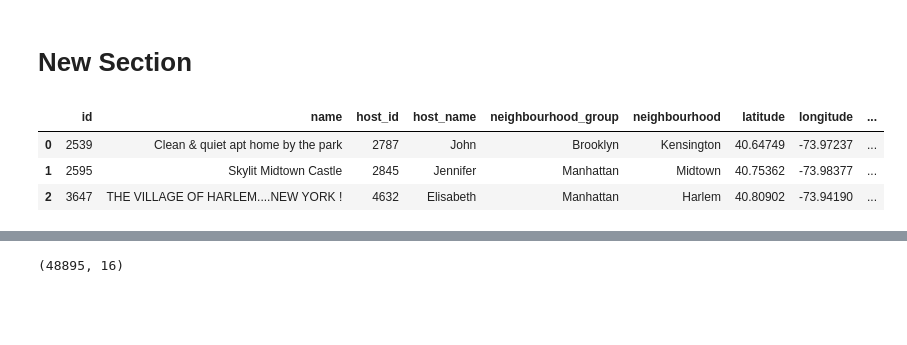
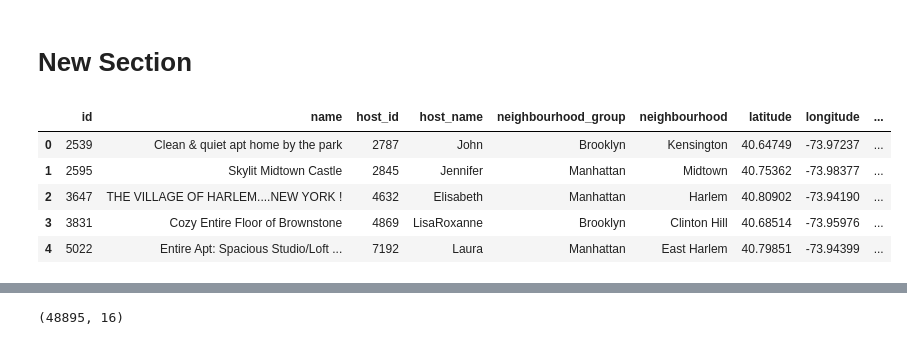
Before and after one commit to Yashwati-patel/Airbnb_booking_analysis, a Jupyter notebook: Final_notebook_Airbnb_booking_analysis.ipynb, the cells around one changed output, grey strips where cells are left out. Cells and saved outputs as stored; diff of their text form; code cells hidden in the pictures; blank space fills up the shorter version.

```diff
--- a/Final_notebook_Airbnb_booking_analysis.ipynb
+++ b/Final_notebook_Airbnb_booking_analysis.ipynb
@@ -39,10 +39,13 @@ Mounted at /content/drive
 data = pd.read_csv('/content/drive/MyDrive/Airbnb_data.csv')
 # %% [markdown]
 # New Section
-# %%
-data.head(3)
-# %% [output]
-|  | id | name | host_id | host_name | neighbourhood_group | neighbourhood | latitude | longitude | ... |
-| 0 | 2539 | Clean & quiet apt home by the park | 2787 | John | Brooklyn | Kensington | 40.64749 | -73.97237 | ... |
-| 1 | 2595 | Skylit Midtown Castle | 2845 | Jennifer | Manhattan | Midtown | 40.75362 | -73.98377 | ... |
-| 2 | 3647 | THE VILLAGE OF HARLEM....NEW YORK ! | 4632 | Elisabeth | Manhattan | Harlem | 40.80902 | -73.94190 | ... |
+# %%
+# Displays first five record
+data.head()
+# %% [output]
+|  | id | name | host_id | host_name | neighbourhood_group | neighbourhood | latitude | longitude | ... |
+| 0 | 2539 | Clean & quiet apt home by the park | 2787 | John | Brooklyn | Kensington | 40.64749 | -73.97237 | ... |
+| 1 | 2595 | Skylit Midtown Castle | 2845 | Jennifer | Manhattan | Midtown | 40.75362 | -73.98377 | ... |
+| 2 | 3647 | THE VILLAGE OF HARLEM....NEW YORK ! | 4632 | Elisabeth | Manhattan | Harlem | 40.80902 | -73.94190 | ... |
+| 3 | 3831 | Cozy Entire Floor of Brownstone | 4869 | LisaRoxanne | Brooklyn | Clinton Hill | 40.68514 | -73.95976 | ... |
+| 4 | 5022 | Entire Apt: Spacious Studio/Loft ... | 7192 | Laura | Manhattan | East Harlem | 40.79851 | -73.94399 | ... |
```
Also changed, not shown: parts of 48 cells of this notebook.
